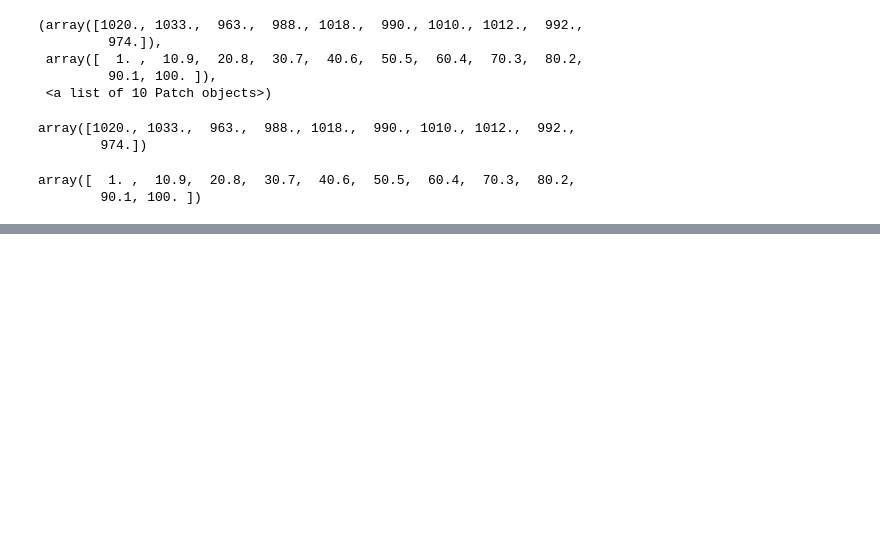
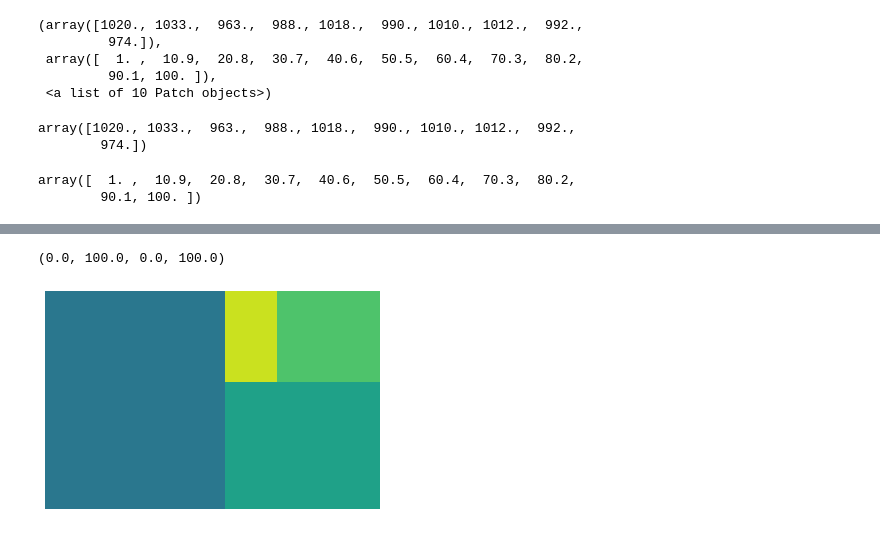
Before and after one commit to Jittiya/data_viz_2022, a Jupyter notebook: DataViz04_Data_Comparison.ipynb, the cells around one changed output, grey strips where cells are left out. Drawn from its saved outputs; the diff is of its cells as text; code cells hidden in the pictures; blank space fills up the shorter version.

```diff
--- a/DataViz04_Data_Comparison.ipynb
+++ b/DataViz04_Data_Comparison.ipynb
@@ -356,0 +369,8 @@ array([  1. ,  10.9,  20.8,  30.7,  40.6,  50.5,  60.4,  70.3,  80.2,
+# %%
+data = [500, 250, 60, 120]
+# %%
+squarify.plot(data)
+plt.axis('off')
+# %% [output]
+(0.0, 100.0, 0.0, 100.0)
+[figure, added]
```
Also changed, not shown: parts of 21 cells of this notebook.
